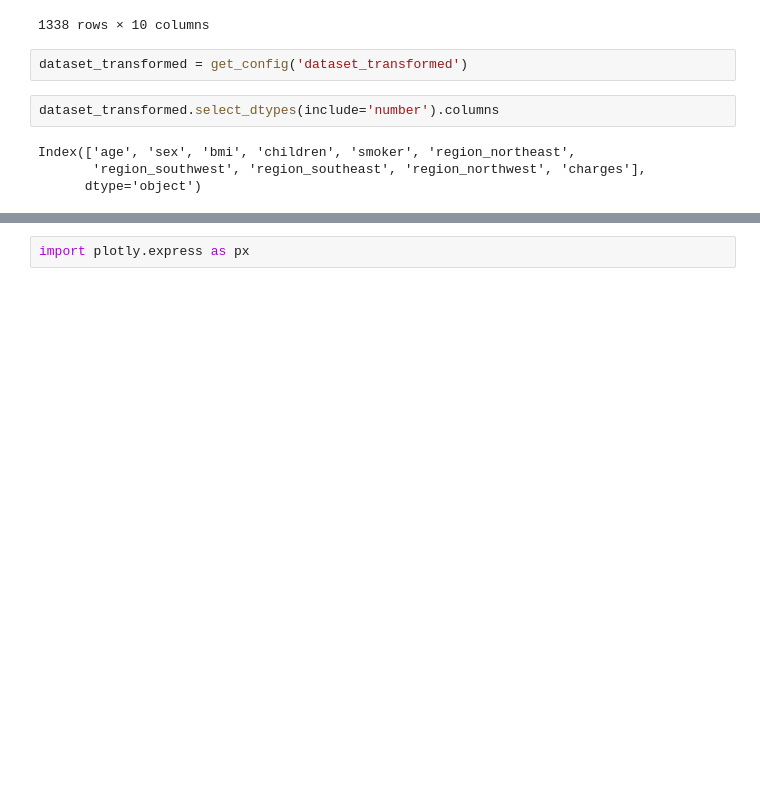
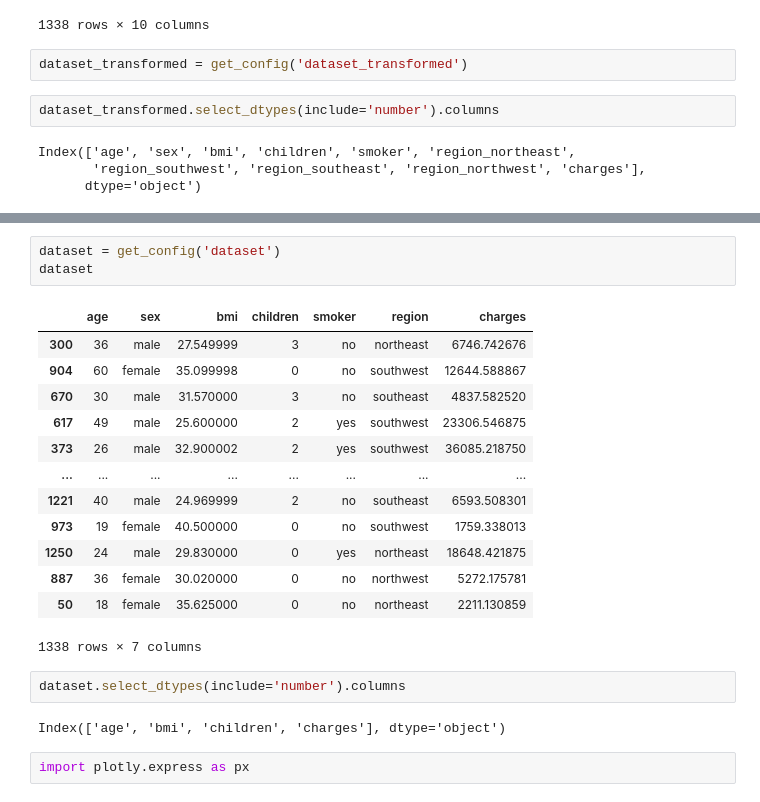
Before and after one commit to Viny2030/UMSA, a Jupyter notebook: bds_pycaret_002_02.ipynb, the cells around one changed output, grey strips where cells are left out. Cells and saved outputs as stored; diff of their text form; blank space fills up the shorter version.

```diff
--- a/bds_pycaret_002_02.ipynb
+++ b/bds_pycaret_002_02.ipynb
@@ -251,5 +266,26 @@ px.scatter(dataset_transformed[:50],
            title="Charges  vs. Features")
 # %% [output]
 [interactive output not drawn]
+# %%
+dataset = get_config('dataset')
+dataset
+# %% [output]
+|  | age | sex | bmi | children | smoker | region | charges |
+| 300 | 36 | male | 27.549999 | 3 | no | northeast | 6746.742676 |
+| 904 | 60 | female | 35.099998 | 0 | no | southwest | 12644.588867 |
+| 670 | 30 | male | 31.570000 | 3 | no | southeast | 4837.582520 |
+| 617 | 49 | male | 25.600000 | 2 | yes | southwest | 23306.546875 |
+| 373 | 26 | male | 32.900002 | 2 | yes | southwest | 36085.218750 |
+| ... | ... | ... | ... | ... | ... | ... | ... |
+| 1221 | 40 | male | 24.969999 | 2 | no | southeast | 6593.508301 |
+| 973 | 19 | female | 40.500000 | 0 | no | southwest | 1759.338013 |
+| 1250 | 24 | male | 29.830000 | 0 | yes | northeast | 18648.421875 |
+| 887 | 36 | female | 30.020000 | 0 | no | northwest | 5272.175781 |
+| 50 | 18 | female | 35.625000 | 0 | no | northeast | 2211.130859 |
+1338 rows × 7 columns
+# %%
+dataset.select_dtypes(include='number').columns
+# %% [output]
+Index(['age', 'bmi', 'children', 'charges'], dtype='object')
 # %%
 import plotly.express as px
```
Also changed, not shown: parts of 6 cells of this notebook.
